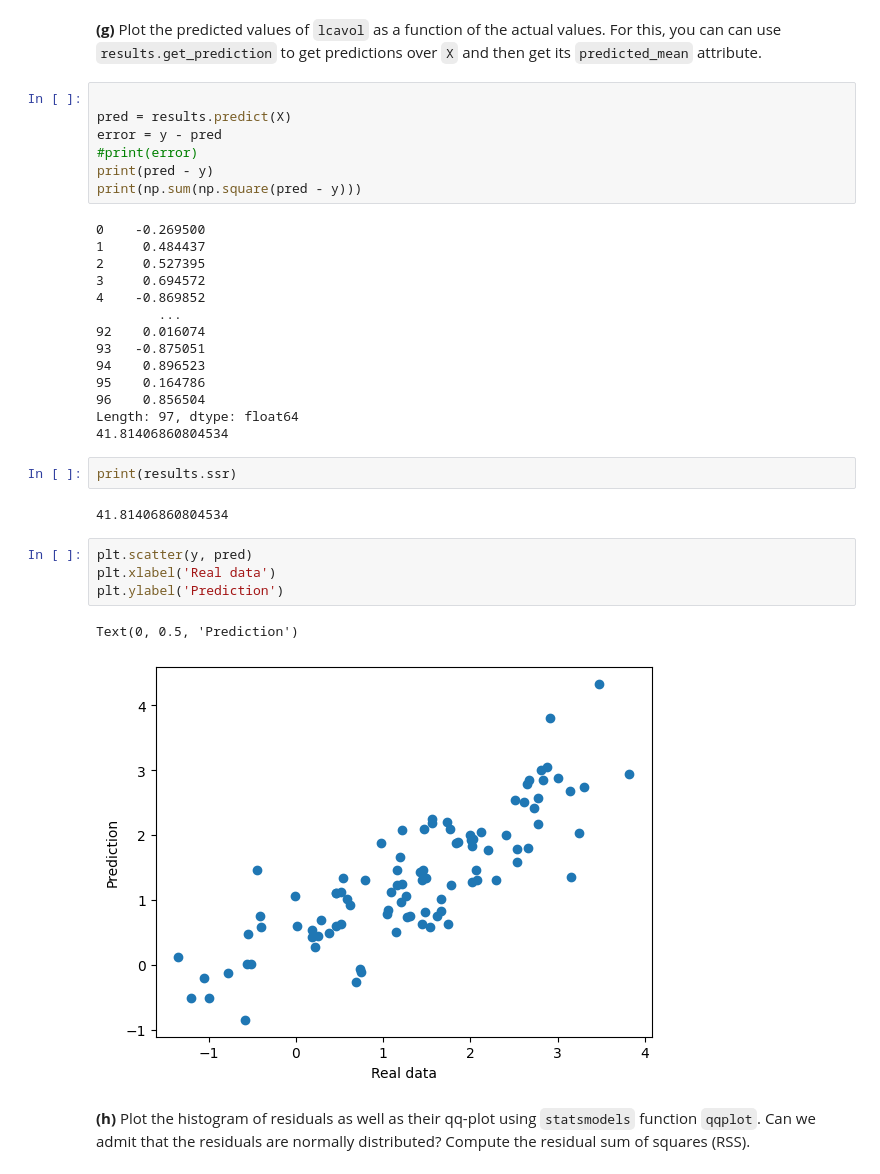
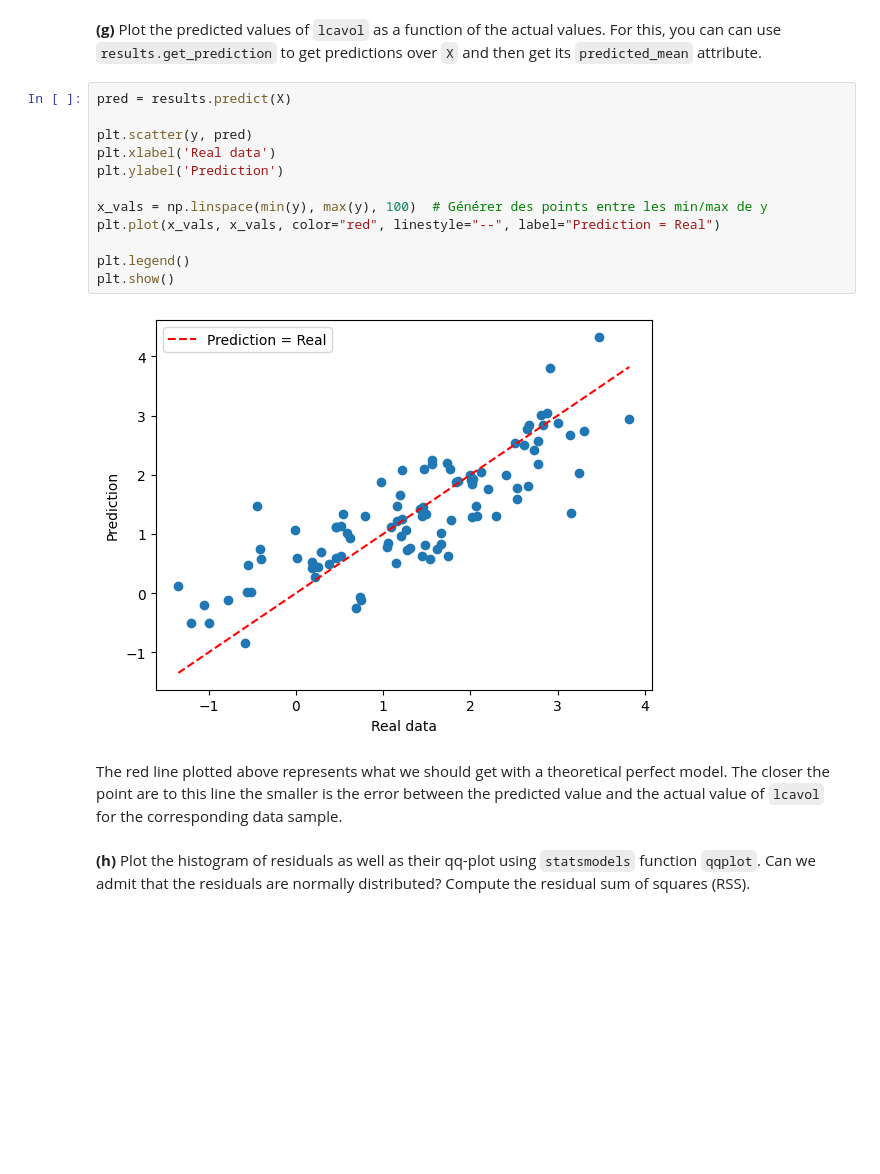
Before and after one commit to giangNguyen2007/statistical_learning, a Jupyter notebook: TP1/TP1.ipynb, the cells around one changed output. Cells and saved outputs as stored; diff of their text form; blank space fills up the shorter version.

```diff
--- a/TP1/TP1.ipynb
+++ b/TP1/TP1.ipynb
@@ -313,37 +313,21 @@ def calculate_parameters_v2(x, y):
 # %% [markdown]
 **(g)** Plot the predicted values of `lcavol` as a function of the actual values. For this, you can can use `results.get_prediction` to get predictions over `X` and then get its `predicted_mean` attribute.
 # %%
+pred = results.predict(X)
 
-pred = results.predict(X)
-error = y - pred
-#print(error)
-print(pred - y)
-print(np.sum(np.square(pred - y)))
+plt.scatter(y, pred)
+plt.xlabel('Real data')
+plt.ylabel('Prediction')
+
+x_vals = np.linspace(min(y), max(y), 100)  # Générer des points entre les min/max de y
+plt.plot(x_vals, x_vals, color="red", linestyle="--", label="Prediction = Real")
+
+plt.legend()
+plt.show()
 # %% [output]
-0    -0.269500
-1     0.484437
-2     0.527395
-3     0.694572
-4    -0.869852
-        ...
-92    0.016074
-93   -0.875051
-94    0.896523
-95    0.164786
-96    0.856504
-Length: 97, dtype: float64
-41.81406860804534
+[figure, added]
-# %%
-print(results.ssr)
-# %% [output]
-41.81406860804534
-# %%
-plt.scatter(y, pred)
-plt.xlabel('Real data')
-plt.ylabel('Prediction')
-# %% [output]
-Text(0, 0.5, 'Prediction')
-[figure, removed]
+# %% [markdown]
+The red line plotted above represents what we should get with a theoretical perfect model. The closer the point are to this line the smaller is the error between the predicted value and the actual value of `lcavol` for the corresponding data sample.
 # %% [markdown]
 **(h)** Plot the histogram of residuals as well as their qq-plot using `statsmodels` function `qqplot`. Can we admit that the residuals are normally distributed? Compute the residual sum of squares (RSS).
 # %%
```
Also changed, not shown: parts of 1 cell of this notebook.
